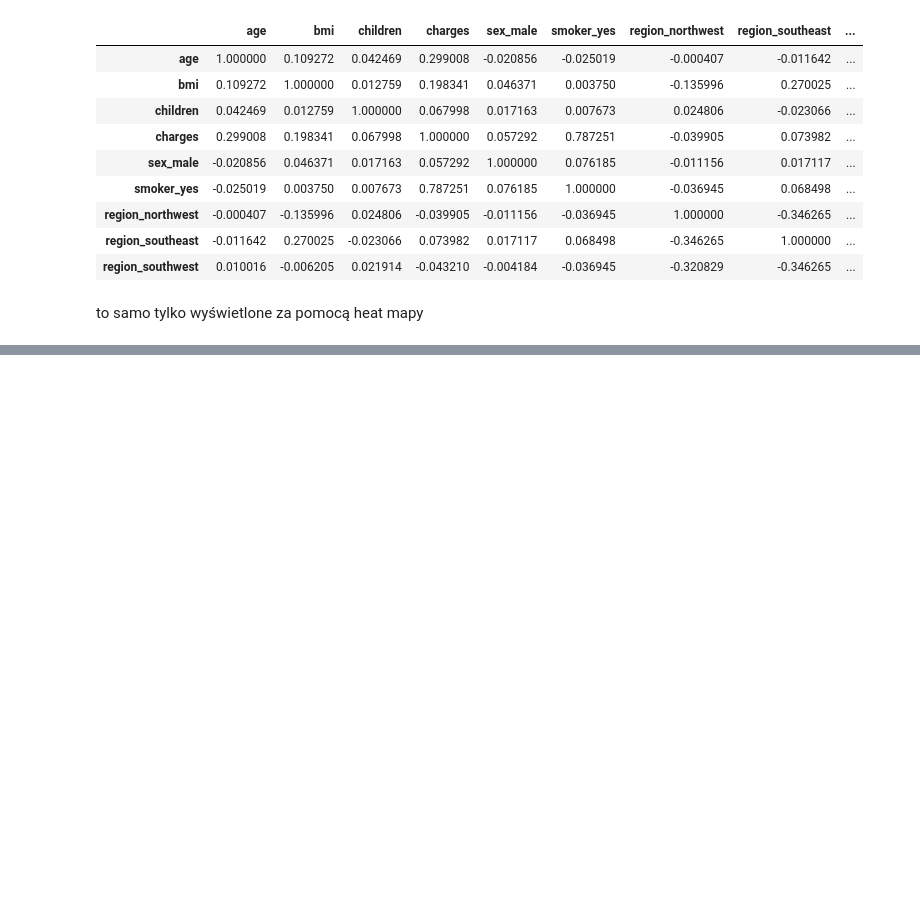
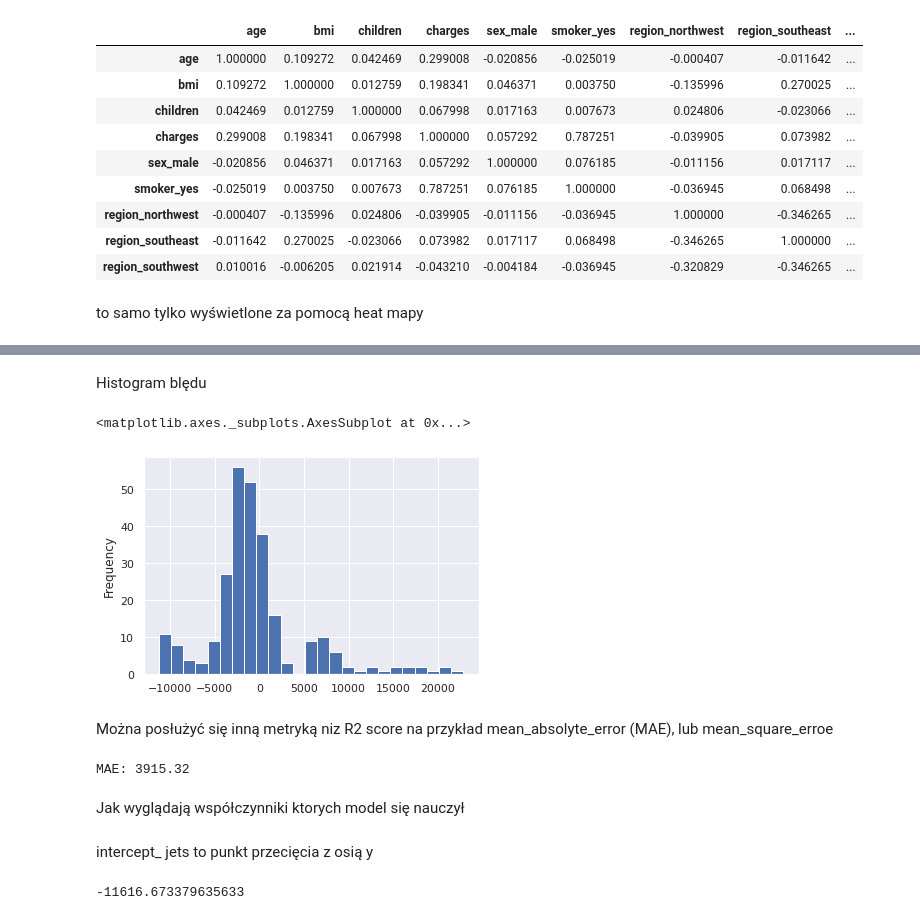
Before and after one commit to BuczynskiRafal/ML, a Jupyter notebook: supervised/02_regression/04_backward_elimination.ipynb, the cells around one changed output, grey strips where cells are left out. Drawn from its saved outputs; the diff is of its cells as text; code cells hidden in the pictures; blank space fills up the shorter version.

```diff
--- a/supervised/02_regression/04_backward_elimination.ipynb
+++ b/supervised/02_regression/04_backward_elimination.ipynb
@@ -265,0 +327,5 @@ Deprecated in NumPy 1.20; for more details and guidance: https://numpy.org/devdo
+# %%
+from sklearn.linear_model import LinearRegression
+
+regressor = LinearRegression()
+regressor.fit(x_train, y_train)
@@ -265,0 +342,3 @@ Deprecated in NumPy 1.20; for more details and guidance: https://numpy.org/devdo
+# %%
+y_pred = regressor.predict(x_test)
+y_pred[:10]
@@ -265,0 +350,5 @@ Deprecated in NumPy 1.20; for more details and guidance: https://numpy.org/devdo
+# %%
+y_true = y_test.copy()
+predictions = pd.DataFrame(data={'y_true': y_true, 'y_pred': y_pred})
+predictions['error'] = predictions['y_true'] - predictions['y_pred']
+predictions.head()
@@ -265,0 +362,24 @@ Deprecated in NumPy 1.20; for more details and guidance: https://numpy.org/devdo
+# %% [markdown]
+Histogram blędu
+# %%
+predictions.error.plot(kind='hist', bins= 25)
+# %% [output]
+<matplotlib.axes._subplots.AxesSubplot at 0x...>
+[figure, added]
+# %% [markdown]
+Można posłużyć się inną metryką niz R2 score na przykład mean_absolyte_error (MAE), lub mean_square_erroe
+# %%
+from sklearn.metrics import mean_absolute_error
+
+mae = mean_absolute_error(y_true, y_pred)
+print(f'MAE: {mae:.2f}')
+# %% [output]
+MAE: 3915.32
+# %% [markdown]
+Jak wyglądają współczynniki ktorych model się nauczył
+# %% [markdown]
+intercept_ jets to punkt przecięcia z osią y
+# %%
+regressor.intercept_
+# %% [output]
+-11616.673379635633
```
Also changed, not shown: parts of 23 cells of this notebook.
